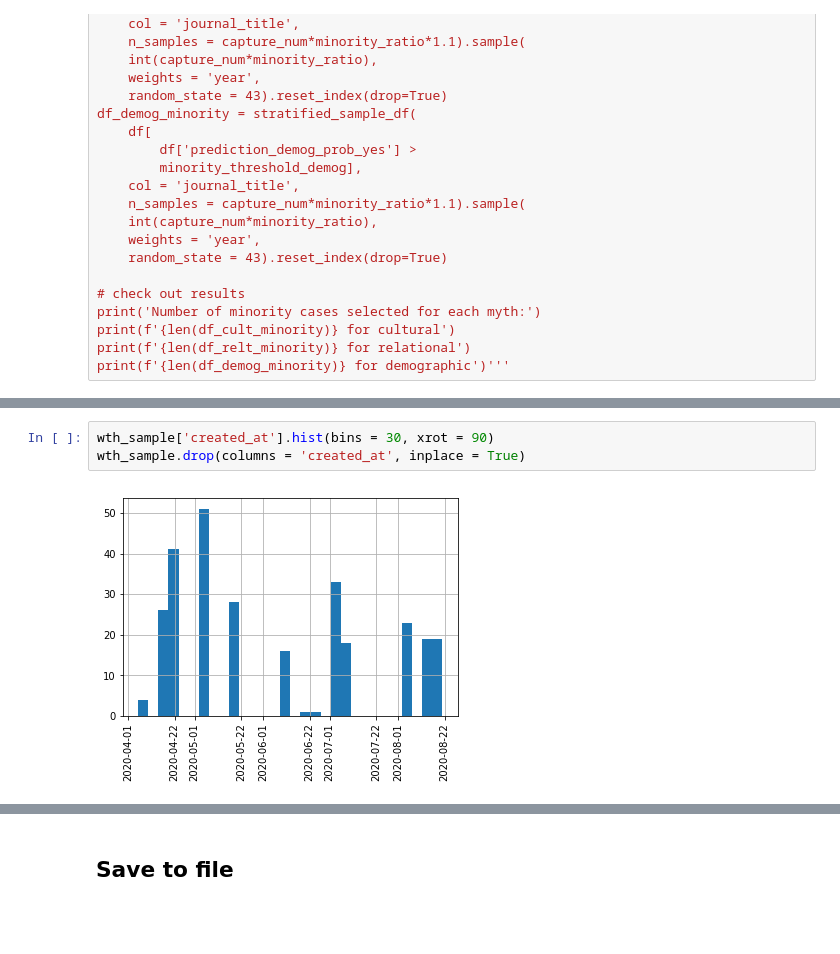
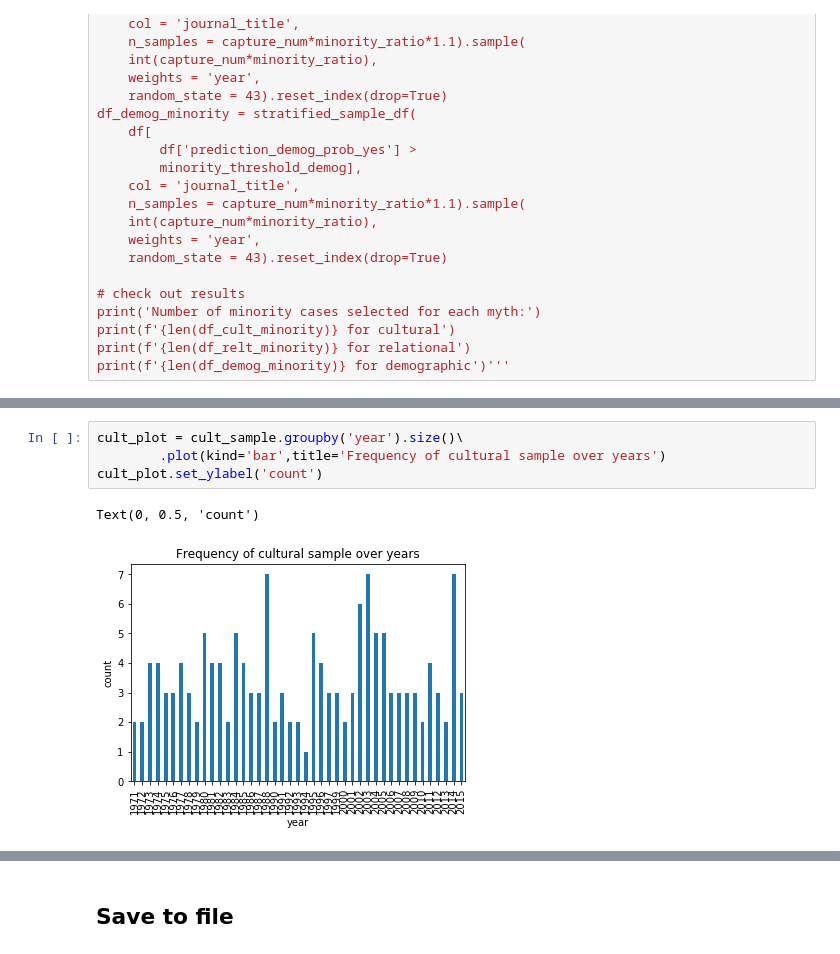
Before and after one commit to h2researchgroup/classification, a Jupyter notebook: modeling/sample_articles_with_models.ipynb, the cells around one changed output, grey strips where cells are left out. Saved outputs shown, nothing was run; the diff lists cells and outputs as text; blank space fills up the shorter version.

Commit message:
completed SRS and saved samples: 150 per perspective

```diff
--- a/modeling/sample_articles_with_models.ipynb
+++ b/modeling/sample_articles_with_models.ipynb
@@ -538,5 +545,7 @@ rem_sample.drop(columns = 'created_at', inplace = True)
-# %%
-wth_sample['created_at'].hist(bins = 30, xrot = 90)
-wth_sample.drop(columns = 'created_at', inplace = True)
-# %% [output]
-[figure, removed]
+# %%
+cult_plot = cult_sample.groupby('year').size()\
+        .plot(kind='bar',title='Frequency of cultural sample over years')
+cult_plot.set_ylabel('count')
+# %% [output]
+Text(0, 0.5, 'count')
+[figure, added]
```
Also changed, not shown: parts of 16 cells of this notebook.
